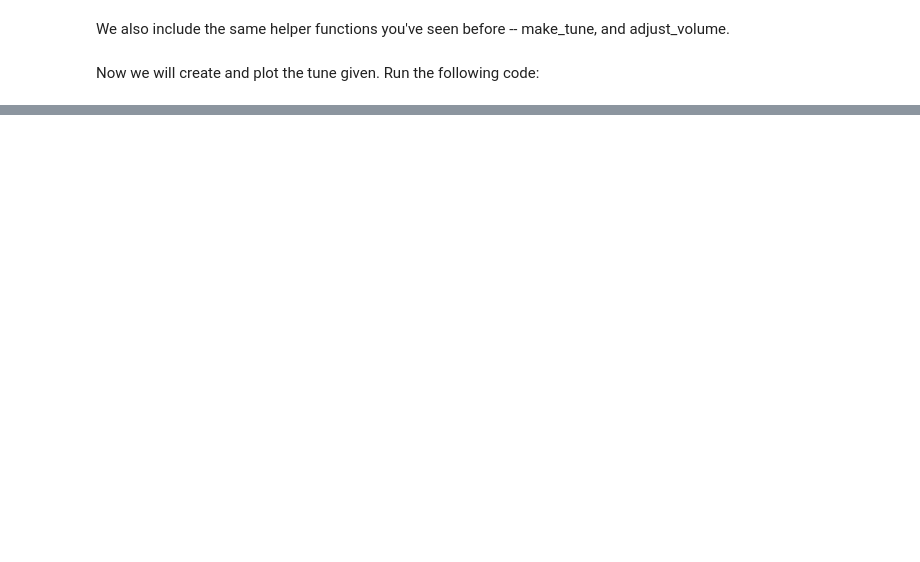
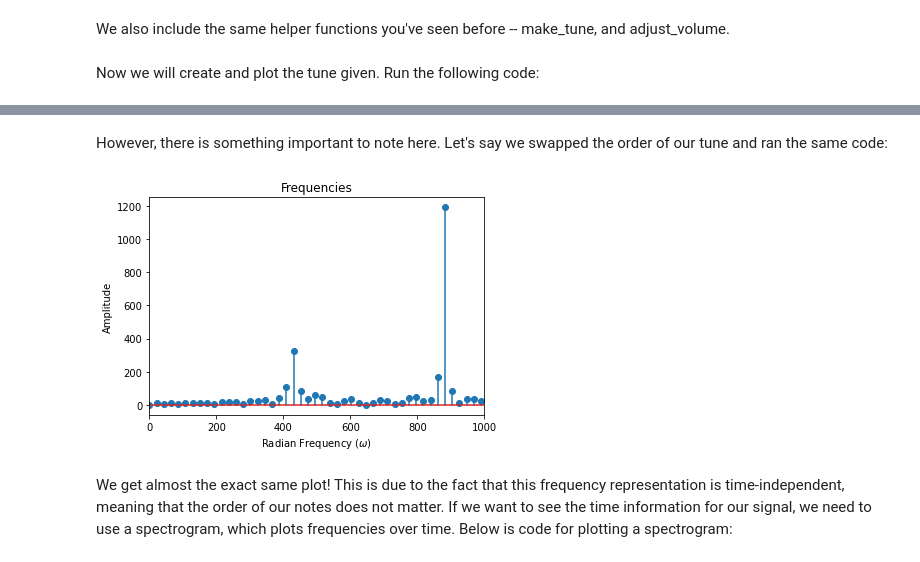
Before and after one commit to nadah09/MachineAuditionHighSchool, a Jupyter notebook: pitch.ipynb, the cells around one changed output, grey strips where cells are left out. Cells and saved outputs as stored; diff of their text form; code cells hidden in the pictures; blank space fills up the shorter version.

```diff
--- a/pitch.ipynb
+++ b/pitch.ipynb
@@ -92,0 +102,10 @@ We can make much more sense of our signal with this plot! Here we see two freque
+# %% [markdown]
+However, there is something important to note here. Let's say we swapped the order of our tune and ran the same code:
+# %%
+tune = [(880.0, 0.5), (440.0, 0.5)]
+samples = make_tune(tune)
+plotFFT(samples)
+# %% [output]
+[figure, added]
+# %% [markdown]
+We get almost the exact same plot! This is due to the fact that this frequency representation is time-independent, meaning that the order of our notes does not matter. If we want to see the time information for our signal, we need to use a spectrogram, which plots frequencies over time. Below is code for plotting a spectrogram:
```
Also changed, not shown: parts of 21 cells of this notebook.
